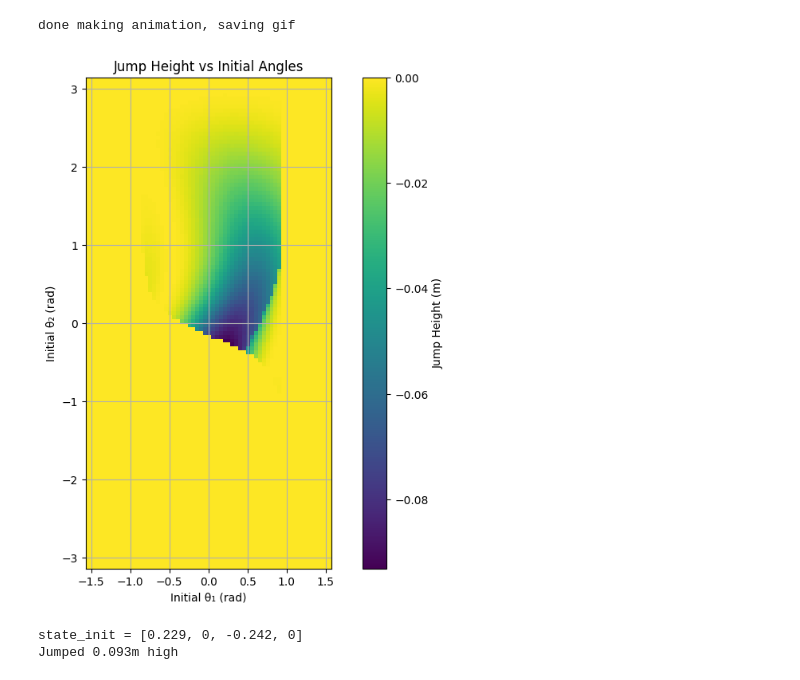
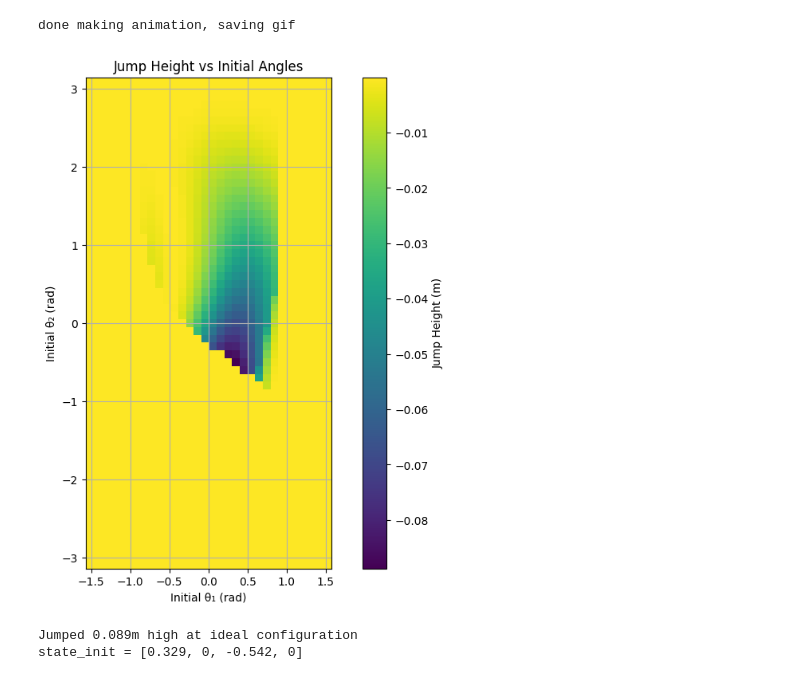
Before and after one commit to NovelMobileRobotsLab/rock, a Jupyter notebook: acrobot/sim.ipynb, the cells around one changed output. Cells and saved outputs as stored; diff of their text form; code cells hidden in the pictures.

```diff
--- a/acrobot/sim.ipynb
+++ b/acrobot/sim.ipynb
@@ -383,50 +367,58 @@ plt.close()
 # %% [output]
 done making animation, saving gif
 # %%
+m1 = 0.050  # shell mass
+m2 = 0.100  # pendulum mass
+r1 = 0.14   # distance from foot to shell CoM
+r_j = 0.10  # distance from foot to pendulum axis
+r2 = 0.06   # pendulum length
+I1 = 2/5*m1*r_j**2   # shell inertia about its CoM (approx. solid sphere)
+I2 = 1/3*m2*r2**2   # pendulum inertia about its CoM (approx. rod about center?)
+g = 9.81    # gravity
+
 def objective(x):
     state = [x[0], 0, x[1], 0]
     return -simulate(state)
 
 # Create a 2D grid of initial angles
-theta1_range = np.arange(-np.pi/2, np.pi/2, 0.05)
-theta2_range = np.arange(-np.pi, np.pi, 0.05)
+theta1_range = np.arange(-np.pi/2, np.pi/2, 0.1)
+theta2_range = np.arange(-np.pi, np.pi, 0.1)
 theta1_grid, theta2_grid = np.meshgrid(theta1_range, theta2_range)
 
 # Initialize results array
 results = np.zeros_like(theta1_grid)
 
 # Evaluate objective function for each point
 for i in range(len(theta1_range)):
     for j in range(len(theta2_range)):
         results[j,i] = objective([theta1_grid[j,i], theta2_grid[j,i]])
 
 # Create heatmap
 plt.figure(figsize=(10, 8))
 plt.imshow(results, extent=[-np.pi/2, np.pi/2, -np.pi, np.pi],
            origin='lower', aspect='equal', cmap='viridis')
 plt.colorbar(label='Jump Height (m)')
 plt.xlabel('Initial θ₁ (rad)')
 plt.ylabel('Initial θ₂ (rad)')
 plt.title('Jump Height vs Initial Angles')
 
 # Add grid
 plt.grid(True)
 
 # Show plot
 plt.show()
+
+# Find indices of maximum value
+min_idx = np.unravel_index(np.argmin(results), results.shape)
+
+# Get corresponding angles and maximum height
+min_theta1 = theta1_range[min_idx[1]]  # Note: reversed indices due to meshgrid
+min_theta2 = theta2_range[min_idx[0]]
+min_height = -results[min_idx]  # Negative since objective was negated
+
+print(f"Jumped {min_height:.3f}m high at ideal configuration")
+print(f"state_init = [{min_theta1:.3f}, 0, {min_theta2:.3f}, 0]")
 # %% [output]
-[figure, old version]
+[figure, new version]
+Jumped 0.089m high at ideal configuration
+state_init = [0.329, 0, -0.542, 0]
-# %%
-# Find indices of maximum value
-min_idx = np.unravel_index(np.argmin(results), results.shape)
-
-# Get corresponding angles and maximum height
-min_theta1 = theta1_range[min_idx[1]]  # Note: reversed indices due to meshgrid
-min_theta2 = theta2_range[min_idx[0]]
-min_height = -results[min_idx]  # Negative since objective was negated
-
-print(f"state_init = [{min_theta1:.3f}, 0, {min_theta2:.3f}, 0]")
-print(f"Jumped {min_height:.3f}m high")
-# %% [output]
-state_init = [0.229, 0, -0.242, 0]
-Jumped 0.093m high
```
Also changed, not shown: parts of 1 cell of this notebook, 6 other files.
